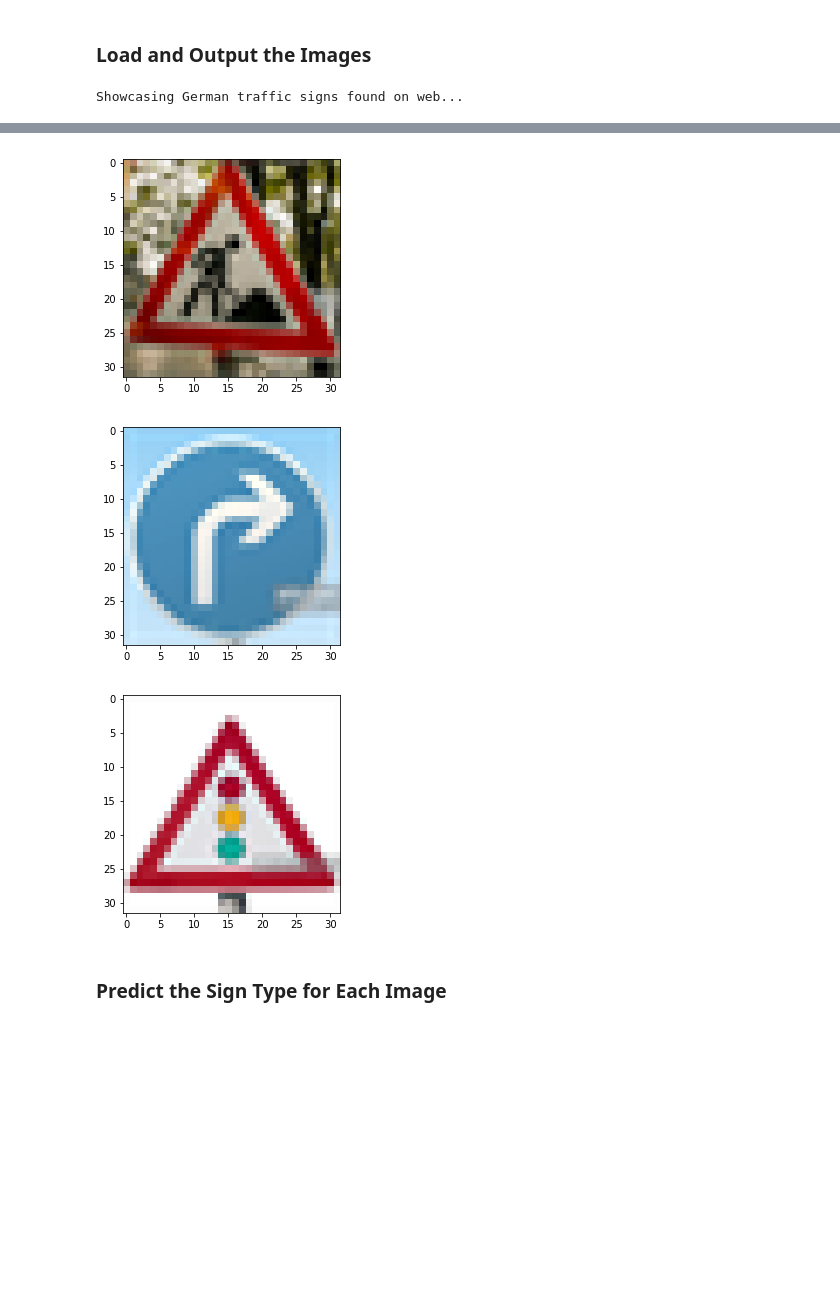
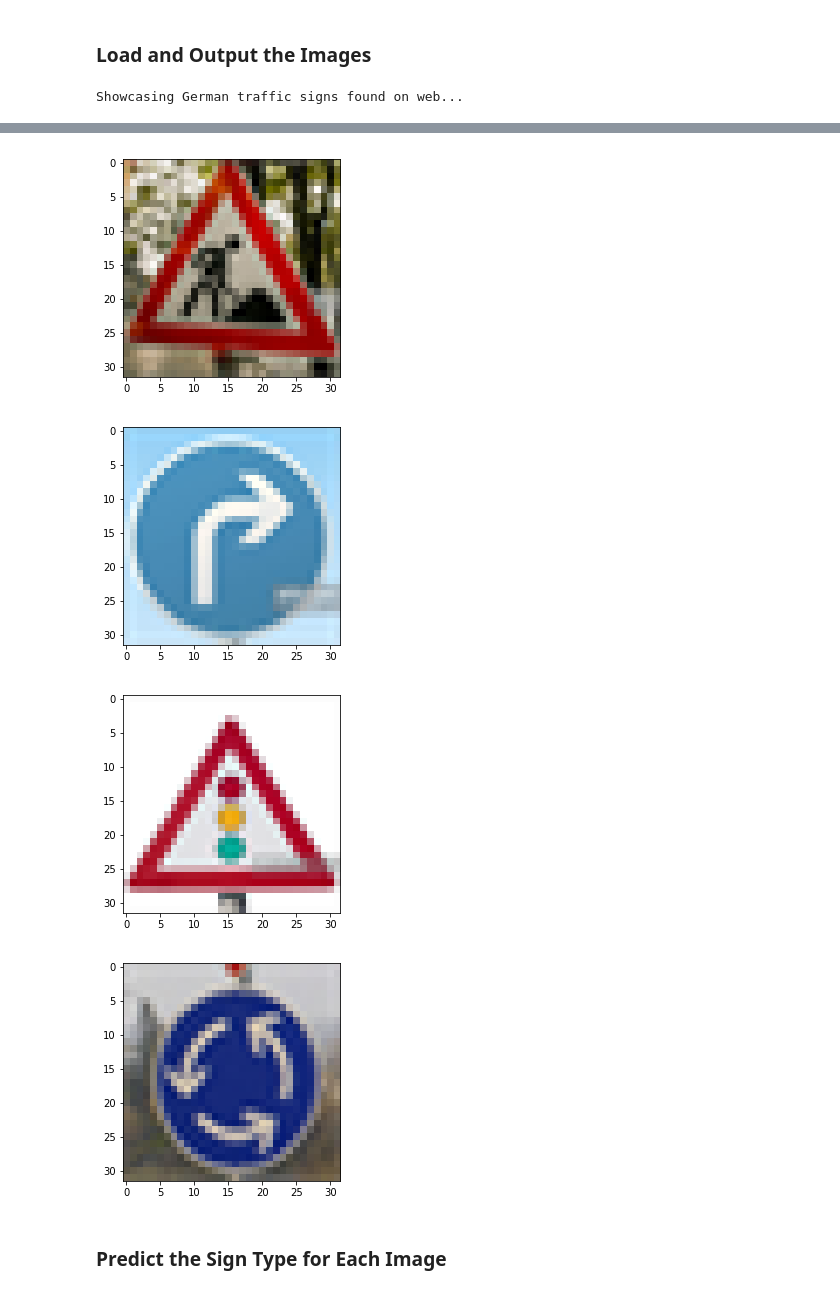
Before and after one commit to sameerppatil/traffic-sign-classifier, a Jupyter notebook: Traffic_Sign_Classifier.ipynb, the cells around one changed output, grey strips where cells are left out. Drawn from its saved outputs; the diff is of its cells as text; code cells hidden in the pictures; blank space fills up the shorter version.

```diff
--- a/Traffic_Sign_Classifier.ipynb
+++ b/Traffic_Sign_Classifier.ipynb
@@ -471,42 +422,47 @@ You may find `signnames.csv` useful as it contains mappings from the class id (i
 ### Feel free to use as many code cells as needed.
 import matplotlib.image as mpimg
 from os import listdir
+import numpy as np
 import pandas
 
 label_to_sign_mapping = pandas.read_csv('./signnames.csv')
 all_labels = label_to_sign_mapping["SignName"]
 
 # %matplotlib inline
+
+# All the images here are fetched from gettyimages website
 data_dir = "/home/sameerpatil38/mygarage/germany/"
 
 files_list = listdir(data_dir)
 number_of_files = len(files_list)
 
 input_images = np.zeros((number_of_files, 32, 32, 4))
 input_images_normalized = np.zeros((number_of_files, 32, 32))
 
 for i in range(number_of_files):
     input_images[i] = mpimg.imread( data_dir + str(i+1) + '.png')
 
 for i in range(number_of_files):
     input_images_normalized[i]= red_chn_weight * input_images[i ,:, :, 0] + green_chn_weight * input_images[ i,:, :, 1] + blue_chn_weight * input_images[i,:, :, 2]
     input_images_normalized[i] = exposure.equalize_hist(input_images_normalized[i])
 
 input_images_normalized = input_images_normalized.reshape(input_images_normalized.shape + (1,))
 
 print ("Showcasing German traffic signs found on web...")
 
 for i in range(number_of_files):
     plt.imshow(input_images[i])
     plt.show()
 
-output_labels = [ 13, 25, 33, 26]
+# These labels are hard coded using human perception
+output_labels = [ 13, 25, 33, 26, 40]
 # %% [output]
 Showcasing German traffic signs found on web...
 [figure]
 [figure]
 [figure]
 [figure]
+[figure, added]
 # %% [markdown]
 ### Predict the Sign Type for Each Image
 # %%
```
Also changed, not shown: parts of 9 cells of this notebook, 4 other files.
